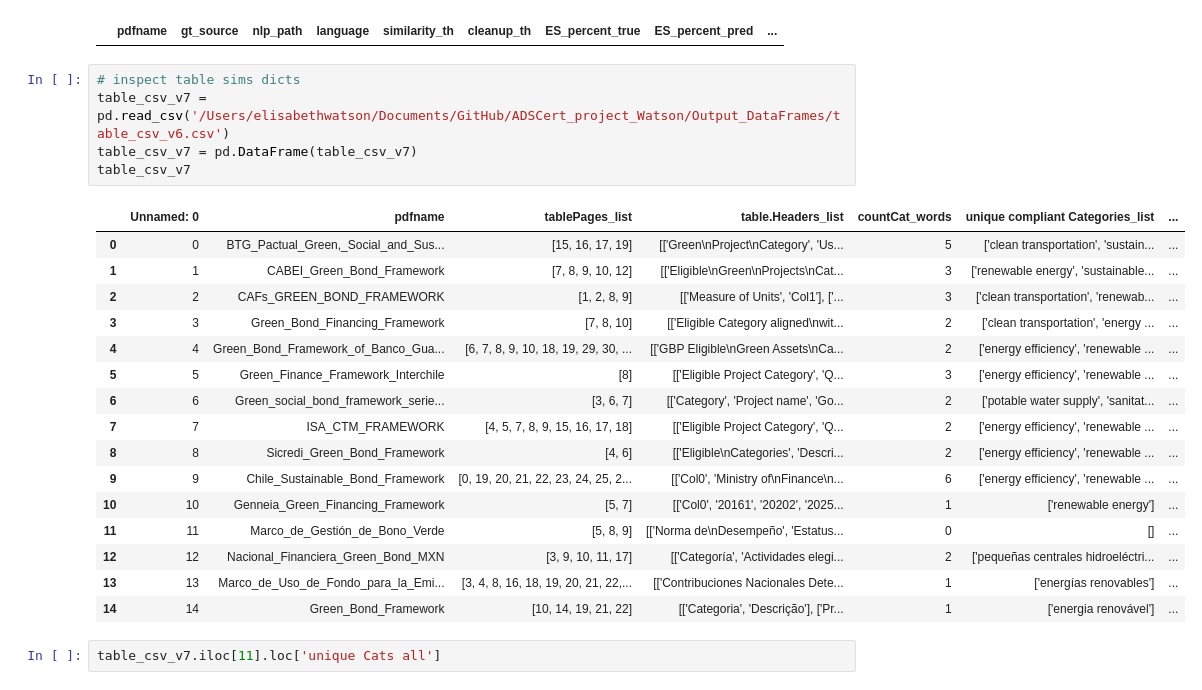
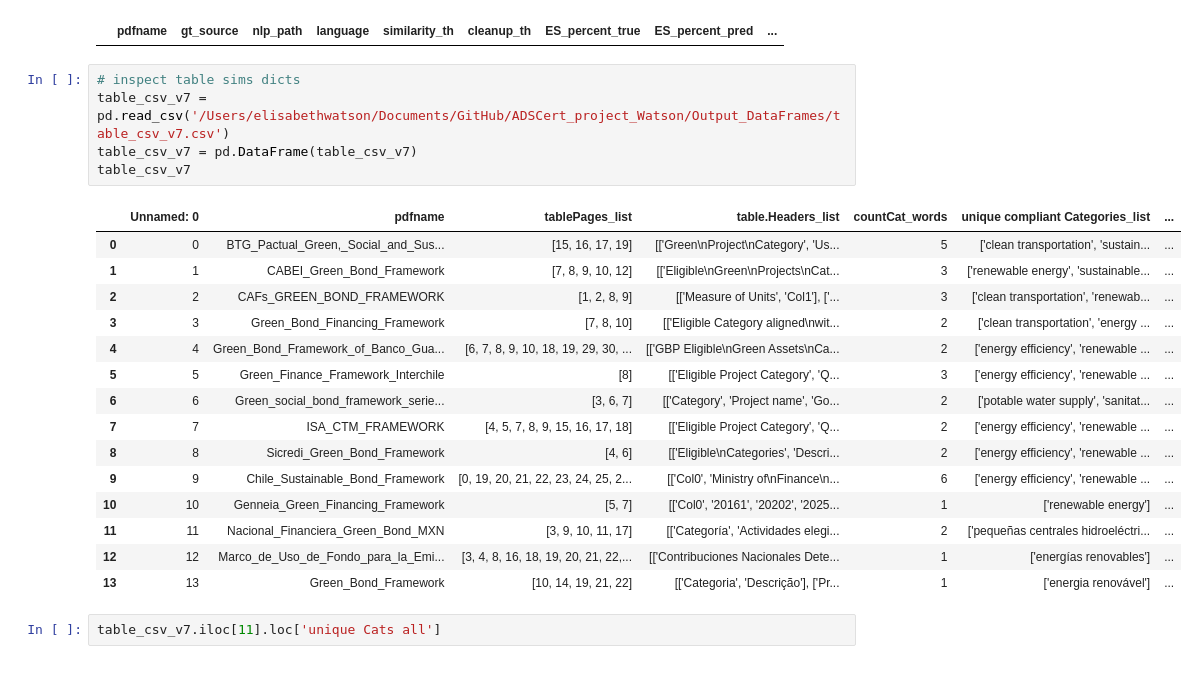
Before and after one commit to emw9805-notabot/ADSCert_project_Watson, a Jupyter notebook: Eval_metrics_V4.ipynb, the cells around one changed output. Cells and saved outputs as stored; diff of their text form.

```diff
--- a/Eval_metrics_V4.ipynb
+++ b/Eval_metrics_V4.ipynb
@@ -548,26 +548,25 @@ ES_0_FNs
 |  | pdfname | gt_source | nlp_path | language | similarity_th | cleanup_th | ES_percent_true | ES_percent_pred | ... |
 # %%
 # inspect table sims dicts
-table_csv_v7 = pd.read_csv('/Users/elisabethwatson/Documents/GitHub/ADSCert_project_Watson/Output_DataFrames/table_csv_v6.csv')
+table_csv_v7 = pd.read_csv('/Users/elisabethwatson/Documents/GitHub/ADSCert_project_Watson/Output_DataFrames/table_csv_v7.csv')
 table_csv_v7 = pd.DataFrame(table_csv_v7)
 table_csv_v7
 # %% [output]
 |  | Unnamed: 0 | pdfname | tablePages_list | table.Headers_list | countCat_words | unique compliant Categories_list | ... |
 | 0 | 0 | BTG_Pactual_Green,_Social_and_Sus... | [15, 16, 17, 19] | [['Green\nProject\nCategory', 'Us... | 5 | ['clean transportation', 'sustain... | ... |
 | 1 | 1 | CABEI_Green_Bond_Framework | [7, 8, 9, 10, 12] | [['Eligible\nGreen\nProjects\nCat... | 3 | ['renewable energy', 'sustainable... | ... |
 | 2 | 2 | CAFs_GREEN_BOND_FRAMEWORK | [1, 2, 8, 9] | [['Measure of Units', 'Col1'], ['... | 3 | ['clean transportation', 'renewab... | ... |
 | 3 | 3 | Green_Bond_Financing_Framework | [7, 8, 10] | [['Eligible Category aligned\nwit... | 2 | ['clean transportation', 'energy ... | ... |
 | 4 | 4 | Green_Bond_Framework_of_Banco_Gua... | [6, 7, 8, 9, 10, 18, 19, 29, 30, ... | [['GBP Eligible\nGreen Assets\nCa... | 2 | ['energy efficiency', 'renewable ... | ... |
 | 5 | 5 | Green_Finance_Framework_Interchile | [8] | [['Eligible Project Category', 'Q... | 3 | ['energy efficiency', 'renewable ... | ... |
 | 6 | 6 | Green_social_bond_framework_serie... | [3, 6, 7] | [['Category', 'Project name', 'Go... | 2 | ['potable water supply', 'sanitat... | ... |
 | 7 | 7 | ISA_CTM_FRAMEWORK | [4, 5, 7, 8, 9, 15, 16, 17, 18] | [['Eligible Project Category', 'Q... | 2 | ['energy efficiency', 'renewable ... | ... |
 | 8 | 8 | Sicredi_Green_Bond_Framework | [4, 6] | [['Eligible\nCategories', 'Descri... | 2 | ['energy efficiency', 'renewable ... | ... |
 | 9 | 9 | Chile_Sustainable_Bond_Framework | [0, 19, 20, 21, 22, 23, 24, 25, 2... | [['Col0', 'Ministry of\nFinance\n... | 6 | ['energy efficiency', 'renewable ... | ... |
 | 10 | 10 | Genneia_Green_Financing_Framework | [5, 7] | [['Col0', '20161', '20202', '2025... | 1 | ['renewable energy'] | ... |
-| 11 | 11 | Marco_de_Gestión_de_Bono_Verde | [5, 8, 9] | [['Norma de\nDesempeño', 'Estatus... | 0 | [] | ... |
-| 12 | 12 | Nacional_Financiera_Green_Bond_MXN | [3, 9, 10, 11, 17] | [['Categoría', 'Actividades elegi... | 2 | ['pequeñas centrales hidroeléctri... | ... |
-| 13 | 13 | Marco_de_Uso_de_Fondo_para_la_Emi... | [3, 4, 8, 16, 18, 19, 20, 21, 22,... | [['Contribuciones Nacionales Dete... | 1 | ['energías renovables'] | ... |
-| 14 | 14 | Green_Bond_Framework | [10, 14, 19, 21, 22] | [['Categoria', 'Descrição'], ['Pr... | 1 | ['energia renovável'] | ... |
+| 11 | 11 | Nacional_Financiera_Green_Bond_MXN | [3, 9, 10, 11, 17] | [['Categoría', 'Actividades elegi... | 2 | ['pequeñas centrales hidroeléctri... | ... |
+| 12 | 12 | Marco_de_Uso_de_Fondo_para_la_Emi... | [3, 4, 8, 16, 18, 19, 20, 21, 22,... | [['Contribuciones Nacionales Dete... | 1 | ['energías renovables'] | ... |
+| 13 | 13 | Green_Bond_Framework | [10, 14, 19, 21, 22] | [['Categoria', 'Descrição'], ['Pr... | 1 | ['energia renovável'] | ... |
 # %%
 table_csv_v7.iloc[11].loc['unique Cats all']
 # %% [output]
```
Also changed, not shown: parts of 2 cells of this notebook.
